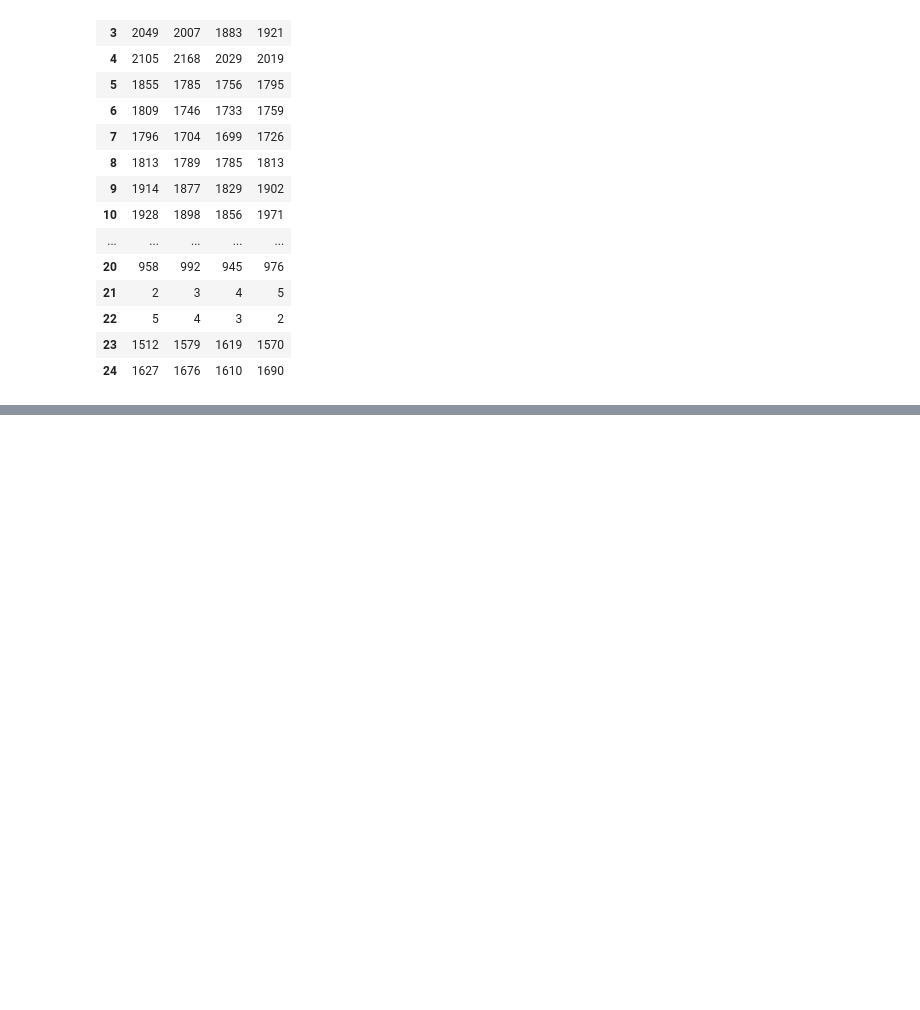
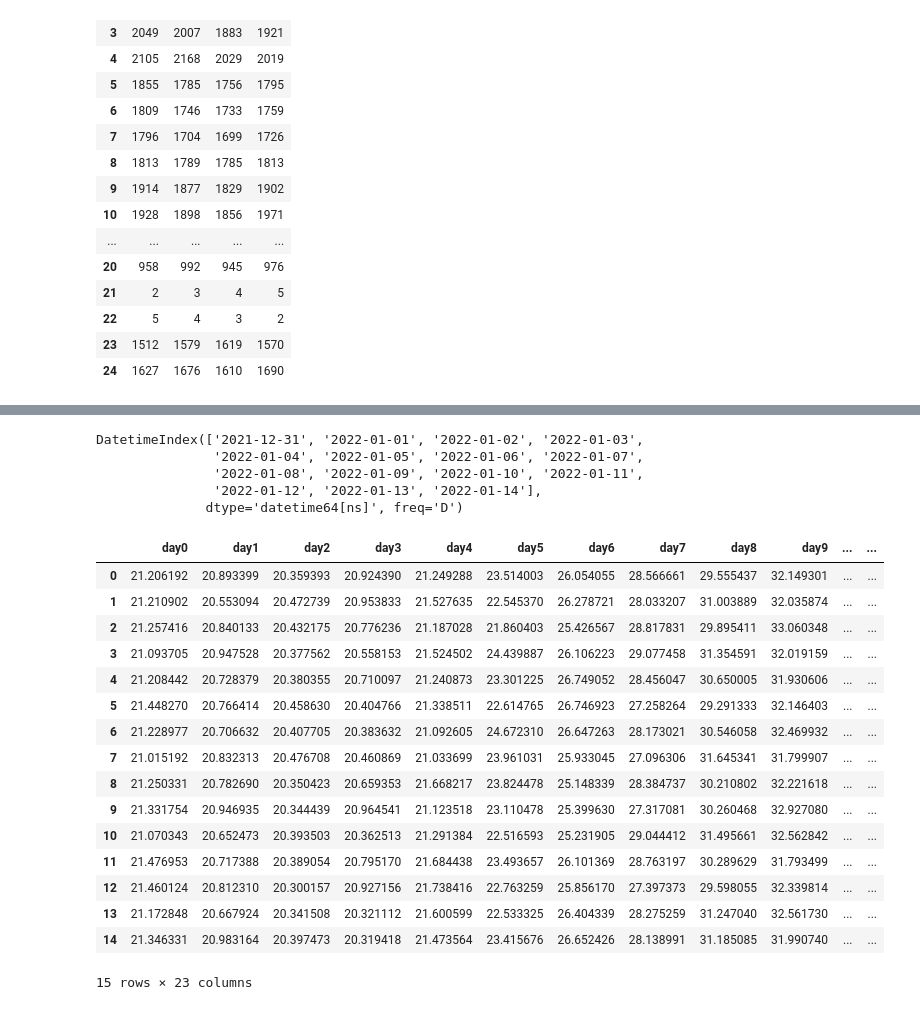
Before and after one commit to rakibhhridoy/OnGoingStudy, a Jupyter notebook: Turag/DataGenerate.ipynb, the cells around one changed output, grey strips where cells are left out. Cells and saved outputs as stored; diff of their text form; code cells hidden in the pictures; blank space fills up the shorter version.

```diff
--- a/Turag/DataGenerate.ipynb
+++ b/Turag/DataGenerate.ipynb
@@ -797,0 +871,8 @@ tempA
+# %%
+day1
+# %% [output]
+DatetimeIndex(['2021-12-31', '2022-01-01', '2022-01-02', '2022-01-03',
+               '2022-01-04', '2022-01-05', '2022-01-06', '2022-01-07',
+               '2022-01-08', '2022-01-09', '2022-01-10', '2022-01-11',
+               '2022-01-12', '2022-01-13', '2022-01-14'],
+              dtype='datetime64[ns]', freq='D')
@@ -797,0 +928,20 @@ tempA
+# %%
+tempA
+# %% [output]
+|  | day0 | day1 | day2 | day3 | day4 | day5 | day6 | day7 | day8 | day9 | ... | ... |
+| 0 | 21.206192 | 20.893399 | 20.359393 | 20.924390 | 21.249288 | 23.514003 | 26.054055 | 28.566661 | 29.555437 | 32.149301 | ... | ... |
+| 1 | 21.210902 | 20.553094 | 20.472739 | 20.953833 | 21.527635 | 22.545370 | 26.278721 | 28.033207 | 31.003889 | 32.035874 | ... | ... |
+| 2 | 21.257416 | 20.840133 | 20.432175 | 20.776236 | 21.187028 | 21.860403 | 25.426567 | 28.817831 | 29.895411 | 33.060348 | ... | ... |
+| 3 | 21.093705 | 20.947528 | 20.377562 | 20.558153 | 21.524502 | 24.439887 | 26.106223 | 29.077458 | 31.354591 | 32.019159 | ... | ... |
+| 4 | 21.208442 | 20.728379 | 20.380355 | 20.710097 | 21.240873 | 23.301225 | 26.749052 | 28.456047 | 30.650005 | 31.930606 | ... | ... |
+| 5 | 21.448270 | 20.766414 | 20.458630 | 20.404766 | 21.338511 | 22.614765 | 26.746923 | 27.258264 | 29.291333 | 32.146403 | ... | ... |
+| 6 | 21.228977 | 20.706632 | 20.407705 | 20.383632 | 21.092605 | 24.672310 | 26.647263 | 28.173021 | 30.546058 | 32.469932 | ... | ... |
+| 7 | 21.015192 | 20.832313 | 20.476708 | 20.460869 | 21.033699 | 23.961031 | 25.933045 | 27.096306 | 31.645341 | 31.799907 | ... | ... |
+| 8 | 21.250331 | 20.782690 | 20.350423 | 20.659353 | 21.668217 | 23.824478 | 25.148339 | 28.384737 | 30.210802 | 32.221618 | ... | ... |
+| 9 | 21.331754 | 20.946935 | 20.344439 | 20.964541 | 21.123518 | 23.110478 | 25.399630 | 27.317081 | 30.260468 | 32.927080 | ... | ... |
+| 10 | 21.070343 | 20.652473 | 20.393503 | 20.362513 | 21.291384 | 22.516593 | 25.231905 | 29.044412 | 31.495661 | 32.562842 | ... | ... |
+| 11 | 21.476953 | 20.717388 | 20.389054 | 20.795170 | 21.684438 | 23.493657 | 26.101369 | 28.763197 | 30.289629 | 31.793499 | ... | ... |
+| 12 | 21.460124 | 20.812310 | 20.300157 | 20.927156 | 21.738416 | 22.763259 | 25.856170 | 27.397373 | 29.598055 | 32.339814 | ... | ... |
+| 13 | 21.172848 | 20.667924 | 20.341508 | 20.321112 | 21.600599 | 22.533325 | 26.404339 | 28.275259 | 31.247040 | 32.561730 | ... | ... |
+| 14 | 21.346331 | 20.983164 | 20.397473 | 20.319418 | 21.473564 | 23.415676 | 26.652426 | 28.138991 | 31.185085 | 31.990740 | ... | ... |
+15 rows × 23 columns
```
Also changed, not shown: parts of 38 cells of this notebook, 50 other files.
